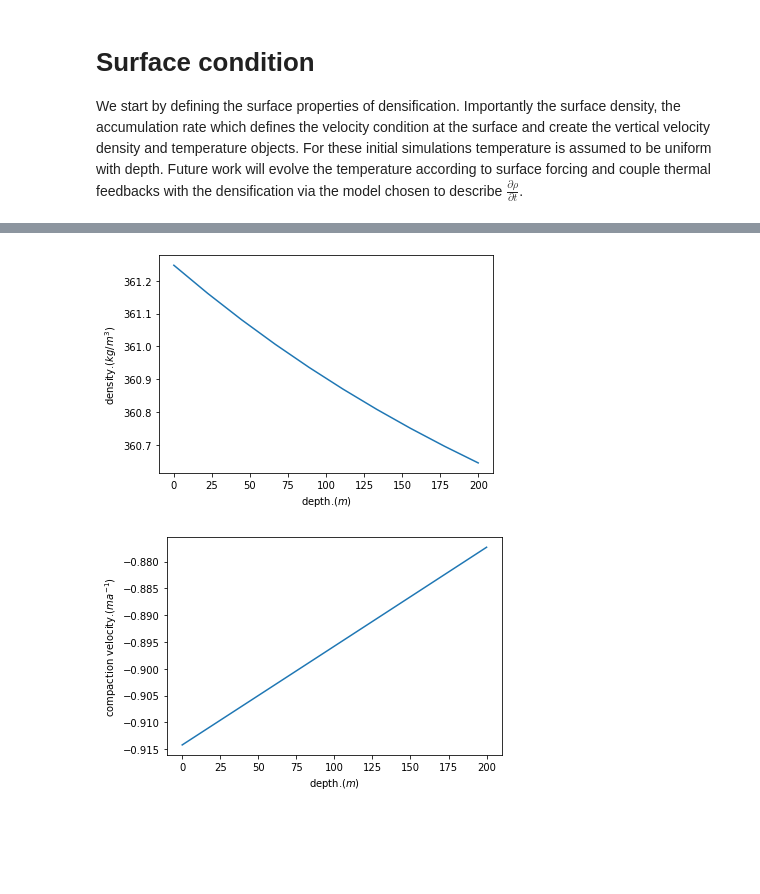
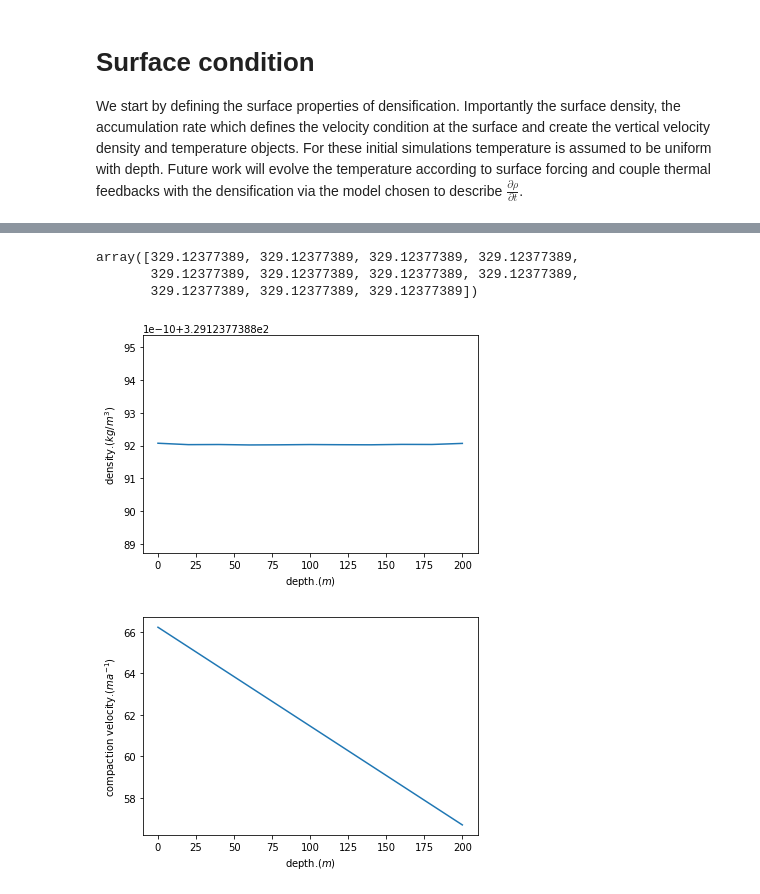
Before and after one commit to jabadge/icepack, a Jupyter notebook: notebooks/tutorials/09-firn.ipynb, the cells around one changed output, grey strips where cells are left out. Cells and saved outputs as stored; diff of their text form; code cells hidden in the pictures; blank space fills up the shorter version.

```diff
--- a/notebooks/tutorials/09-firn.ipynb
+++ b/notebooks/tutorials/09-firn.ipynb
@@ -87,9 +87,9 @@ opts = {'default_solver_type': 'petsc',
         'pc_factor_mat_solver_type': 'mumps'
     }
 }
-solver = icepack.solvers.FirnSolver(model, **opts)
+solver = icepack.solvers.FirnSolver(model)
 # %%
-final_time = 2.0
+final_time = 1.0
 timestep = 1.0
 num_steps = int(final_time / timestep)
 dt = final_time / num_steps
@@ -112,21 +128,27 @@ for step in range(num_steps):
 # %%
 nz=10
-xz = np.array([(0, 0, i) for i in np.arange(0,1.0,1.0/nz)])
+xz = np.array([(0, 0, i) for i in np.arange(0,1.1,1.0/nz)])
 density= np.array(ρ.at(xz, tolerance=1e-10))
 density_vel = np.array(w.at(xz, tolerance=1e-10))
+# %%
+density
+# %% [output]
+array([329.12377389, 329.12377389, 329.12377389, 329.12377389,
+       329.12377389, 329.12377389, 329.12377389, 329.12377389,
+       329.12377389, 329.12377389, 329.12377389])
 # %%
 fig, ax = plt.subplots()
-ax.plot(h_f-np.linspace(0,1.0,10)*h_f.dat.data,density)
+ax.plot(h_f-np.linspace(0,1.0,11)*h_f.dat.data,density)
 ax.set_ylabel(r'density.($kg/m^3$)')
 ax.set_xlabel(r'depth.($m$)')
 plt.show()
 # %% [output]
-[figure, old version]
+[figure, new version]
 # %%
 fig, ax = plt.subplots()
-ax.plot(h_f-np.linspace(0,1.0,10)*h_f.dat.data,density_vel)
+ax.plot(h_f-np.linspace(0,1.0,11)*h_f.dat.data,density_vel)
 ax.set_ylabel(r'compaction velocity.($ma^{-1}$)')
 ax.set_xlabel(r'depth.($m$)')
 plt.show()
 # %% [output]
-[figure, old version]
+[figure, new version]
```
Also changed, not shown: parts of 2 cells of this notebook, 2 other files.
